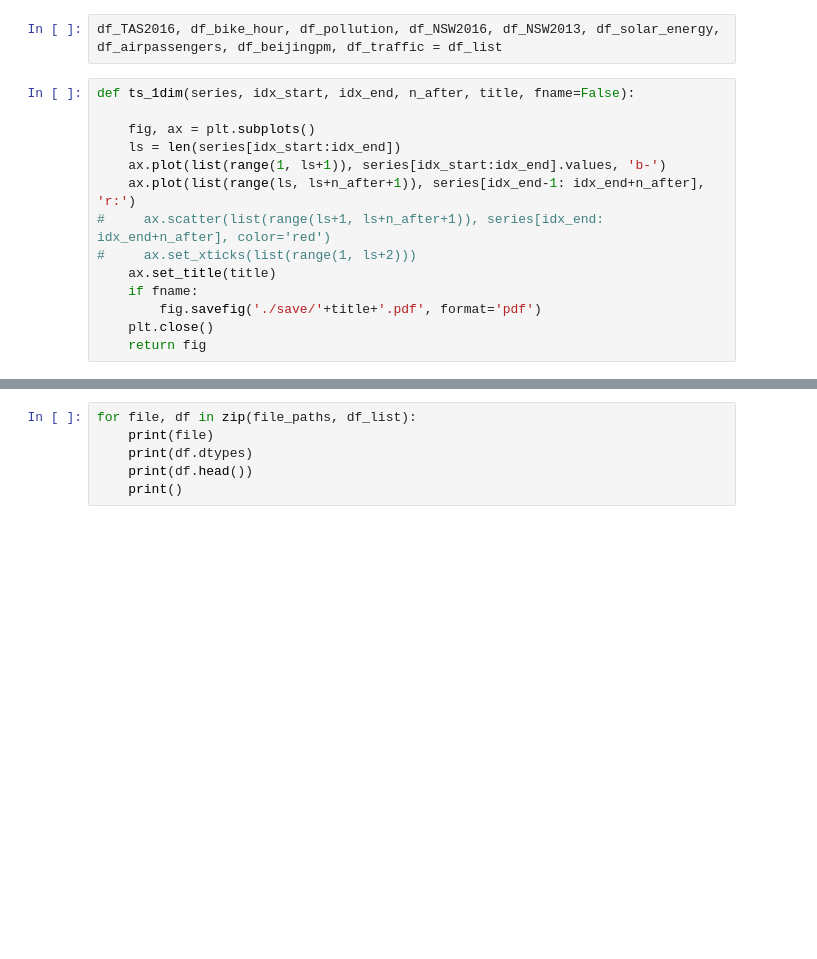
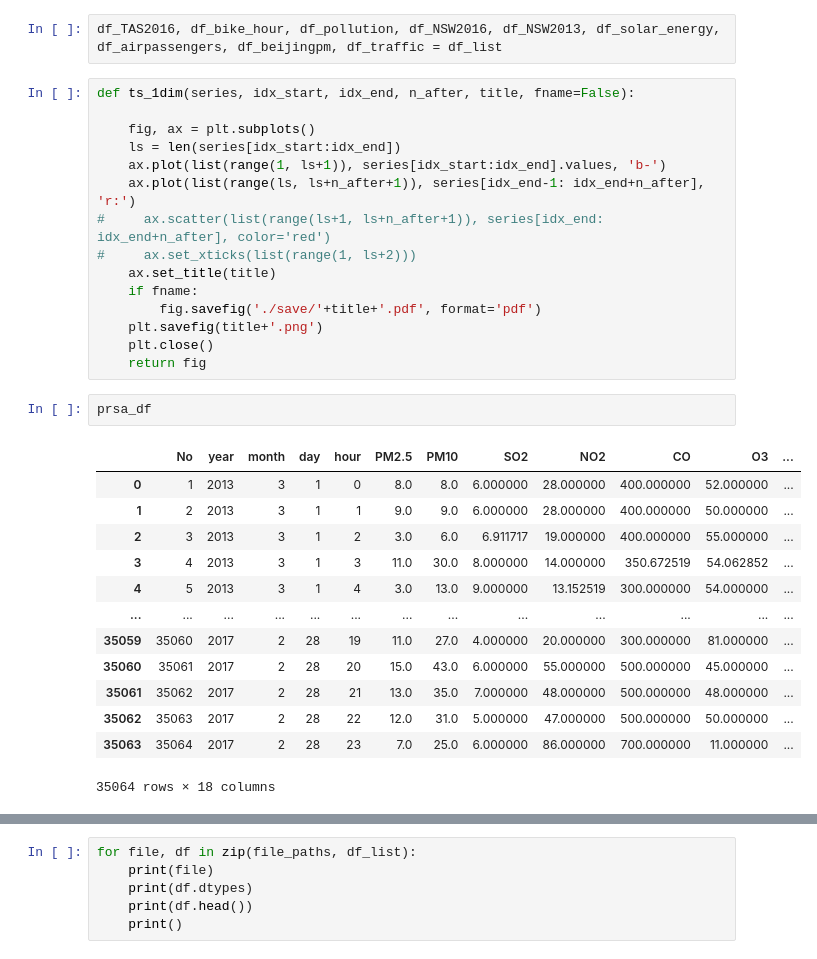
Before and after one commit to haohy/deepts_torch, a Jupyter notebook: notebooks/data_describe.ipynb, the cells around one changed output, grey strips where cells are left out. Cells and saved outputs as stored; diff of their text form; blank space fills up the shorter version.

```diff
--- a/notebooks/data_describe.ipynb
+++ b/notebooks/data_describe.ipynb
@@ -42,5 +45,22 @@ def ts_1dim(series, idx_start, idx_end, n_after, title, fname=False):
     ax.set_title(title)
     if fname:
         fig.savefig('./save/'+title+'.pdf', format='pdf')
+    plt.savefig(title+'.png')
     plt.close()
     return fig
+# %%
+prsa_df
+# %% [output]
+|  | No | year | month | day | hour | PM2.5 | PM10 | SO2 | NO2 | CO | O3 | ... |
+| 0 | 1 | 2013 | 3 | 1 | 0 | 8.0 | 8.0 | 6.000000 | 28.000000 | 400.000000 | 52.000000 | ... |
+| 1 | 2 | 2013 | 3 | 1 | 1 | 9.0 | 9.0 | 6.000000 | 28.000000 | 400.000000 | 50.000000 | ... |
+| 2 | 3 | 2013 | 3 | 1 | 2 | 3.0 | 6.0 | 6.911717 | 19.000000 | 400.000000 | 55.000000 | ... |
+| 3 | 4 | 2013 | 3 | 1 | 3 | 11.0 | 30.0 | 8.000000 | 14.000000 | 350.672519 | 54.062852 | ... |
+| 4 | 5 | 2013 | 3 | 1 | 4 | 3.0 | 13.0 | 9.000000 | 13.152519 | 300.000000 | 54.000000 | ... |
+| ... | ... | ... | ... | ... | ... | ... | ... | ... | ... | ... | ... | ... |
+| 35059 | 35060 | 2017 | 2 | 28 | 19 | 11.0 | 27.0 | 4.000000 | 20.000000 | 300.000000 | 81.000000 | ... |
+| 35060 | 35061 | 2017 | 2 | 28 | 20 | 15.0 | 43.0 | 6.000000 | 55.000000 | 500.000000 | 45.000000 | ... |
+| 35061 | 35062 | 2017 | 2 | 28 | 21 | 13.0 | 35.0 | 7.000000 | 48.000000 | 500.000000 | 48.000000 | ... |
+| 35062 | 35063 | 2017 | 2 | 28 | 22 | 12.0 | 31.0 | 5.000000 | 47.000000 | 500.000000 | 50.000000 | ... |
+| 35063 | 35064 | 2017 | 2 | 28 | 23 | 7.0 | 25.0 | 6.000000 | 86.000000 | 700.000000 | 11.000000 | ... |
+35064 rows × 18 columns
```
Also changed, not shown: parts of 25 cells of this notebook, 48 other files.
